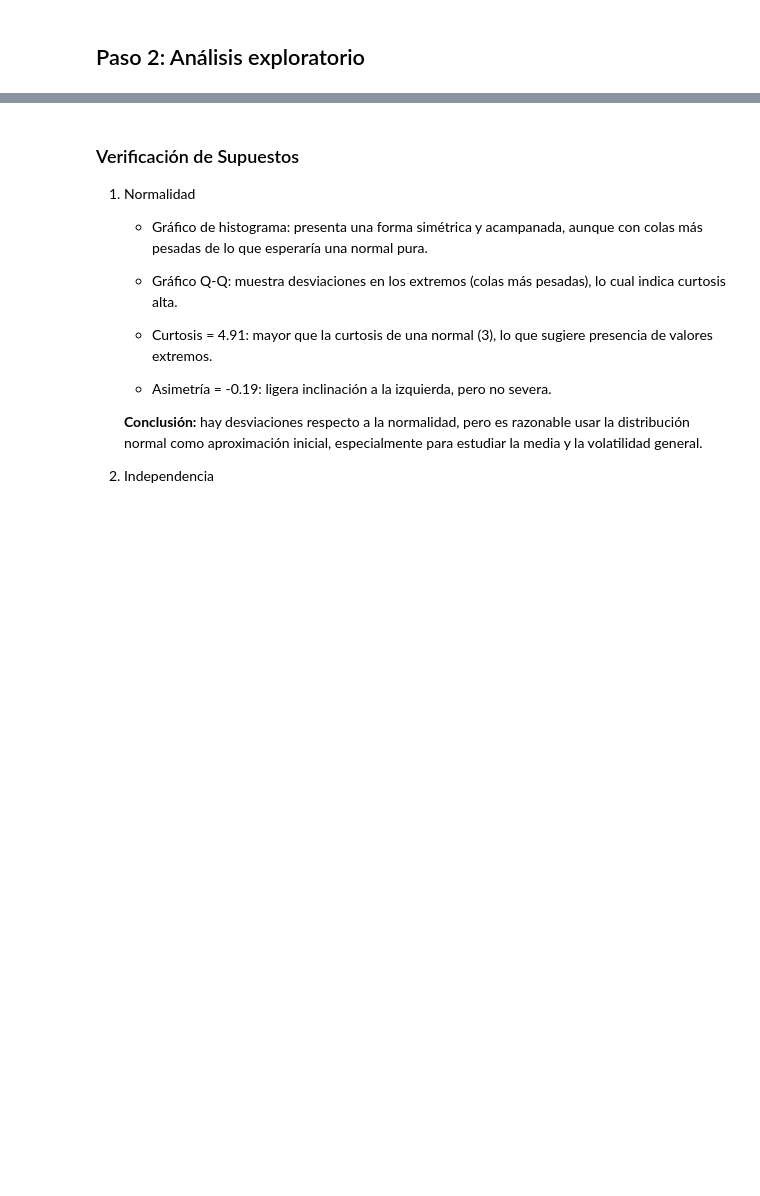
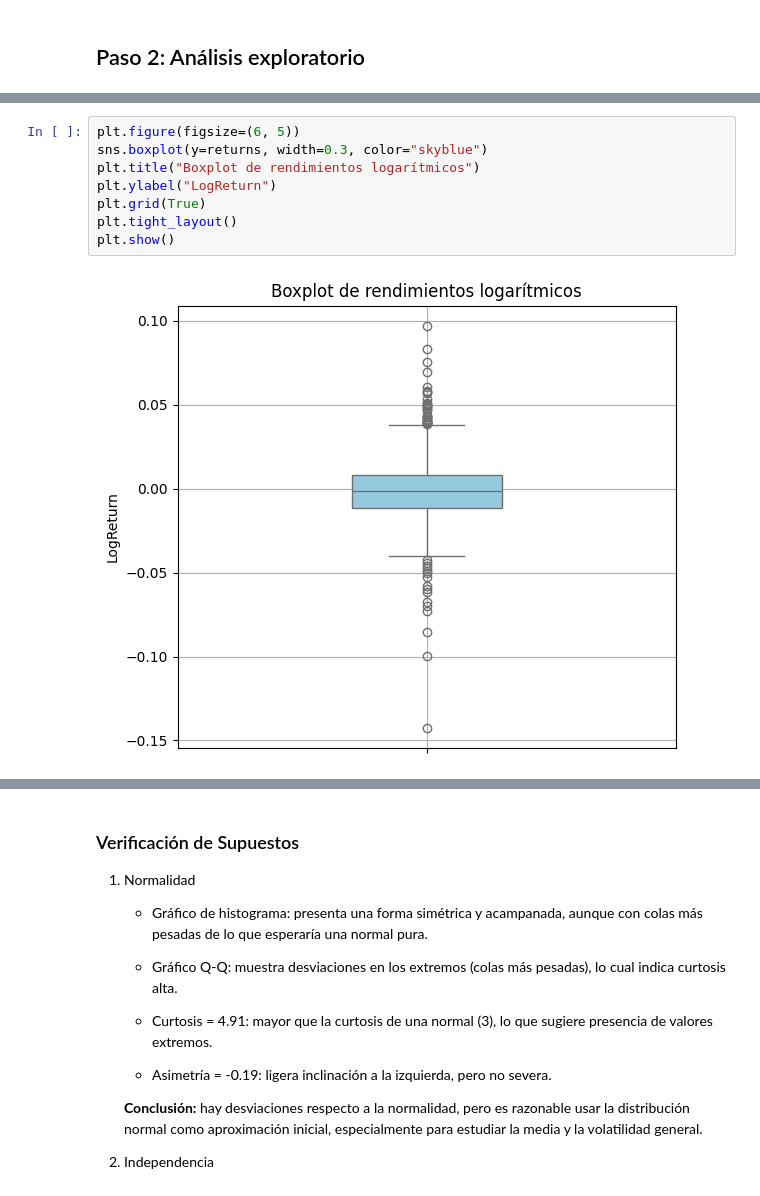
Before and after one commit to nadiasantillan/unsl-bayes-stock, a Jupyter notebook: aapl.ipynb, the cells around one changed output, grey strips where cells are left out. Saved outputs shown, nothing was run; the diff lists cells and outputs as text; blank space fills up the shorter version.

```diff
--- a/aapl.ipynb
+++ b/aapl.ipynb
@@ -37,0 +50,10 @@ Name: LogReturn, Length: 1255, dtype: float64
+# %%
+plt.figure(figsize=(6, 5))
+sns.boxplot(y=returns, width=0.3, color="skyblue")
+plt.title("Boxplot de rendimientos logarítmicos")
+plt.ylabel("LogReturn")
+plt.grid(True)
+plt.tight_layout()
+plt.show()
+# %% [output]
+[figure, added]
```
Also changed, not shown: parts of 11 cells of this notebook.
